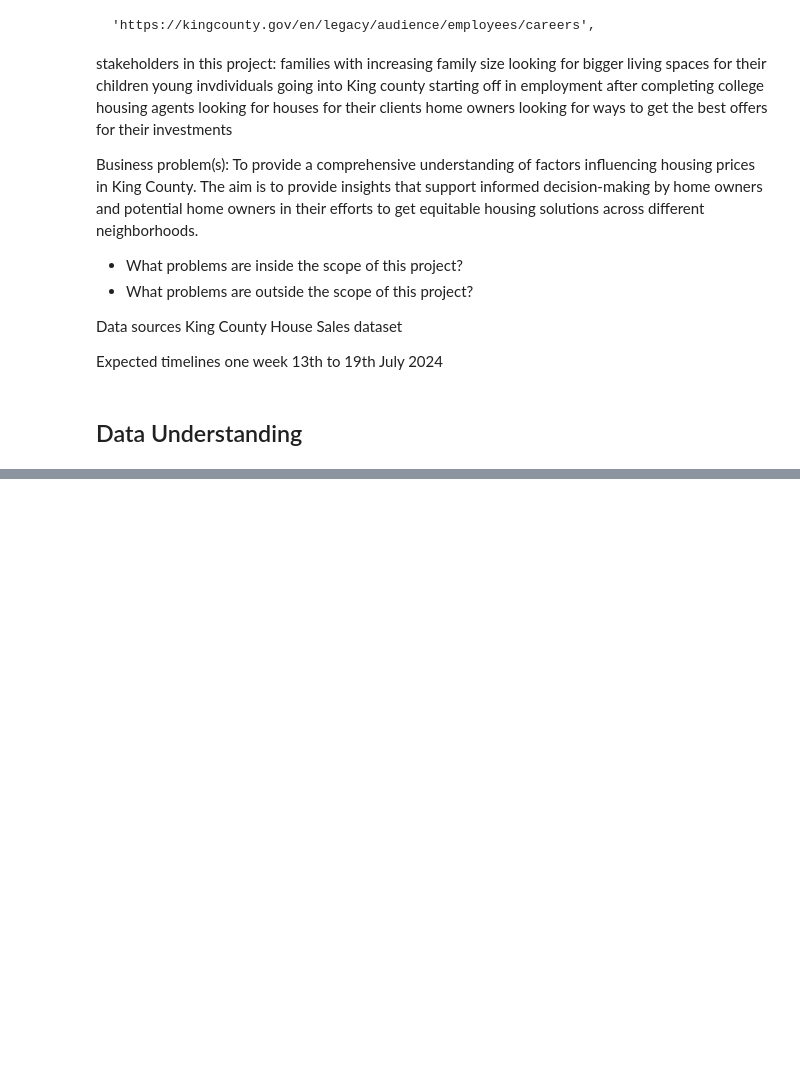
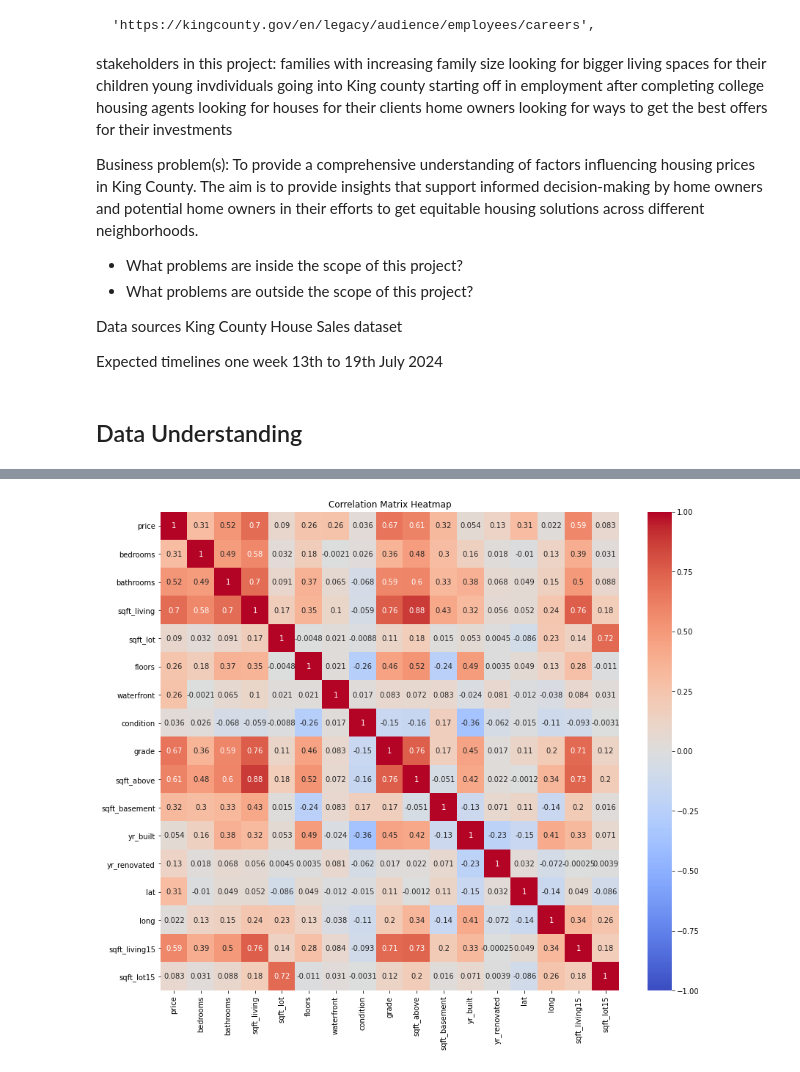
Before and after one commit to bourzat/group-2-phase-2-project, a Jupyter notebook: notebooks/kirui.ipynb, the cells around one changed output, grey strips where cells are left out. Saved outputs shown, nothing was run; the diff lists cells and outputs as text; code cells hidden in the pictures; blank space fills up the shorter version.

```diff
--- a/notebooks/kirui.ipynb
+++ b/notebooks/kirui.ipynb
@@ -125,0 +311,12 @@ Variables/ Column names:
+# %%
+#filling the missing value of waterfront with 1 for no waterfront
+df["view"]=df["view"].fillna(5)
+# %%
+#converting the view column to categorical
+df["view"] = df["view"].astype('category')
+# %%
+#Renaming the categories
+df["view"] = df["view"].cat.set_categories([0, 1, 2, 3, 4, 5])
+df["view"].cat.rename_categories({0: 'No view', 1: 'Poor view', 2: 'Average view', 3: 'Good view', 4: 'Excellent view',5: 'Unknown'}, inplace=True)
+
+print(df["view"].value_counts())
@@ -125,0 +357,4 @@ Variables/ Column names:
+# %%
+#removing unneccesary columns.
+df.drop(['id','date','zipcode'], axis=1, inplace=True)
+df.head()
@@ -125,0 +396,10 @@ Variables/ Column names:
+# %%
+# Correlation heatmap of columns
+
+correlation_matrix =  df.corr()
+plt.figure(figsize=(14, 12))
+sns.heatmap(correlation_matrix, annot=True, cmap='coolwarm', vmin=-1, vmax=1)
+plt.title('Correlation Matrix Heatmap')
+plt.show()
+# %% [output]
+[figure, added]
```
Also changed, not shown: parts of 50 cells of this notebook.
